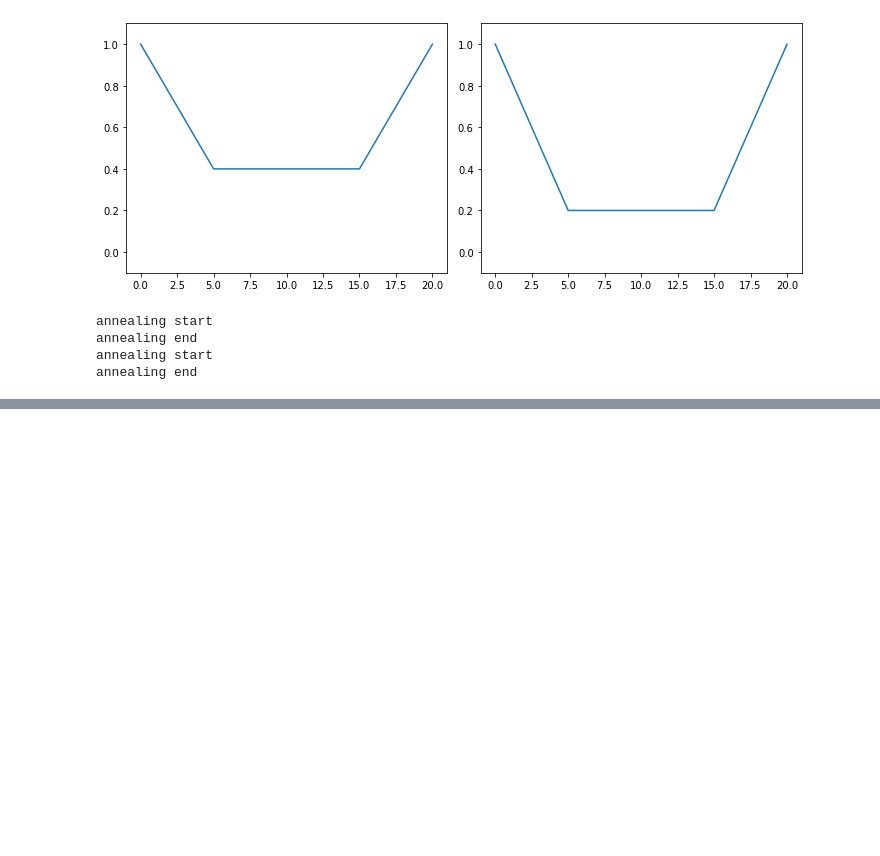
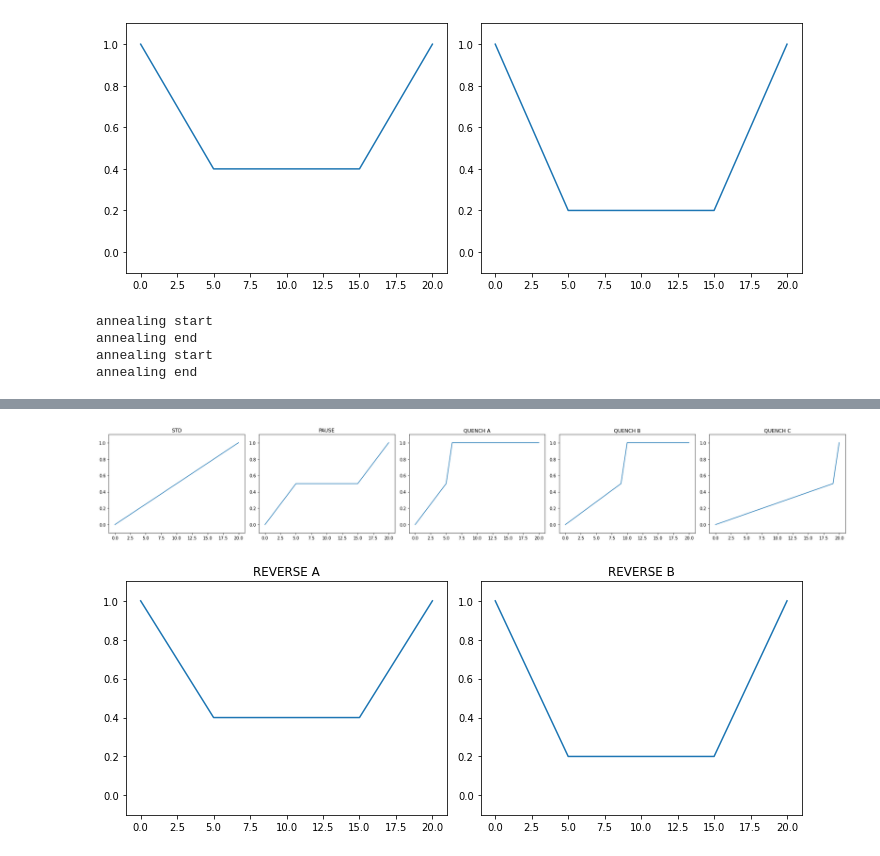
Before and after one commit to Romira915/combinatorial_optimization_solver, a Jupyter notebook: py_src/d-wave.ipynb, the cells around one changed output, grey strips where cells are left out. Drawn from its saved outputs; the diff is of its cells as text; code cells hidden in the pictures; blank space fills up the shorter version.

```diff
--- a/py_src/d-wave.ipynb
+++ b/py_src/d-wave.ipynb
@@ -286,0 +345,13 @@ NameError: name 'reverse_samplesets' is not defined
+# %%
+t = [(0, 20), (0, 5, 15, 20), (0, 5, 6, 20), (0, 9, 10, 20), (0, 19, 20)]
+s = [(0, 1), (0, 0.5, 0.5, 1), (0, 0.5, 1, 1), (0, 0.5, 1, 1), (0, 0.5, 1)]
+plot_schedules(t, s, "pause_quench_schedule.jpg", [
+               "std", "pause", "quench A", "quench B", "quench C"])
+
+t = [(0, 5, 15, 20), (0, 5, 15, 20)]
+s = [(1.0, 0.4, 0.4, 1.0), (1, 0.2, 0.2, 1.0)]
+plot_schedules(t, s, "reverse_anneal.jpg", [
+               "reverse A", "reverse B"])
+# %% [output]
+[figure, added]
+[figure, added]
```
Also changed, not shown: parts of 11 cells of this notebook, 2 other files.
